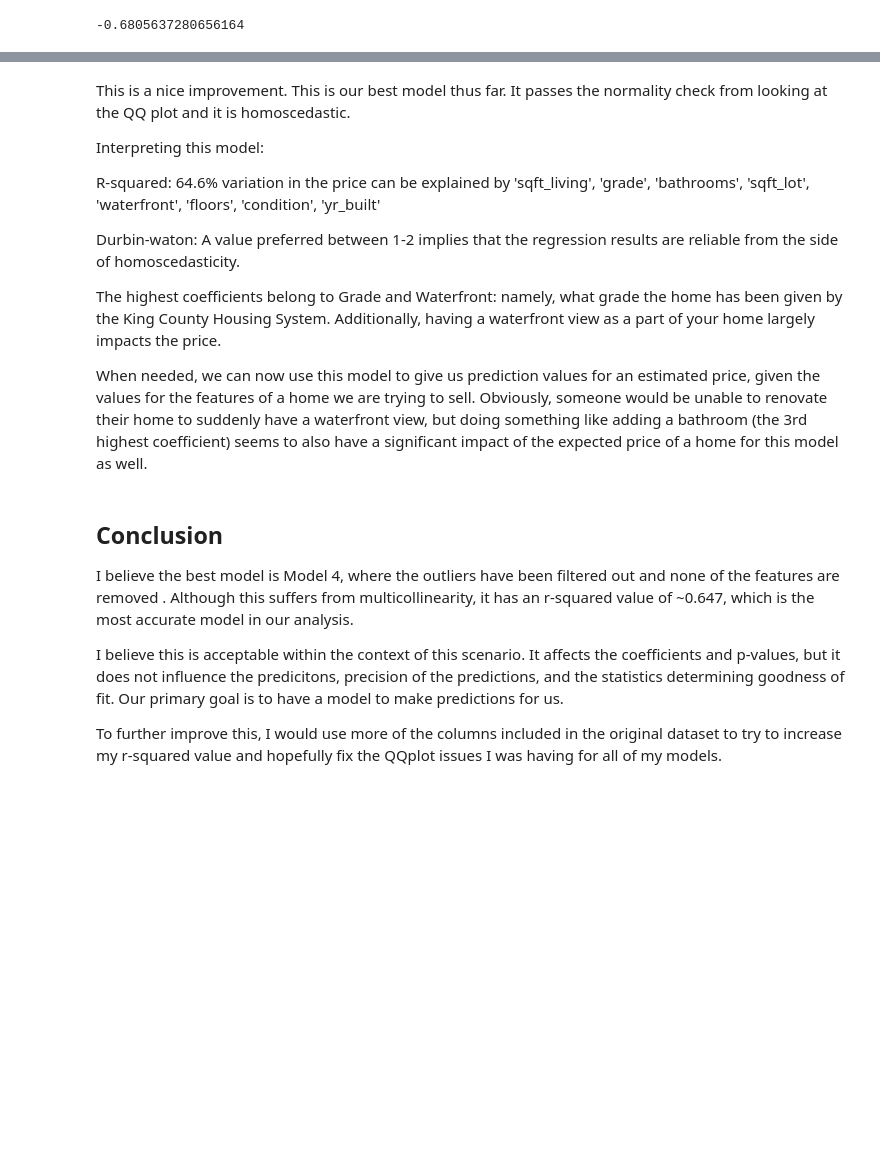
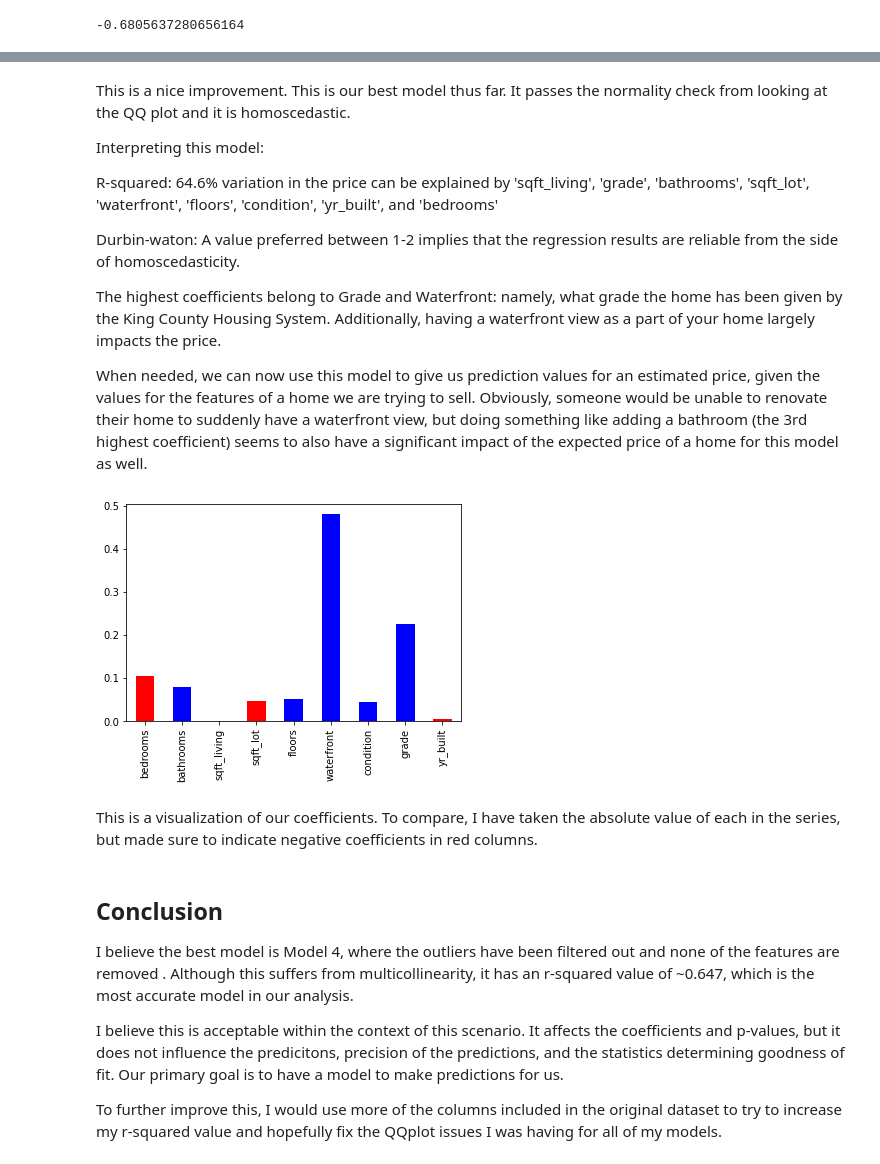
Before and after one commit to ewehmueller/housing-analysis, a Jupyter notebook: kc_housing.ipynb, the cells around one changed output, grey strips where cells are left out. Saved outputs shown, nothing was run; the diff lists cells and outputs as text; code cells hidden in the pictures; blank space fills up the shorter version.

```diff
--- a/kc_housing.ipynb
+++ b/kc_housing.ipynb
@@ -779,13 +780,19 @@ This is a nice improvement. This is our best model thus far. It passes the norma
 
 Interpreting this model:
 
-R-squared: 64.6% variation in the price can be explained by 'sqft_living', 'grade', 'bathrooms', 'sqft_lot', 'waterfront', 'floors', 'condition', 'yr_built'
+R-squared: 64.6% variation in the price can be explained by 'sqft_living', 'grade', 'bathrooms', 'sqft_lot', 'waterfront', 'floors', 'condition', 'yr_built', and 'bedrooms'
 
 Durbin-waton: A value preferred between 1-2 implies that the regression results are reliable from the side of homoscedasticity.
 
 The highest coefficients belong to Grade and Waterfront: namely, what grade the home has been given by the King County Housing System.  Additionally, having a waterfront view as a part of your home largely impacts the price.
 
 When needed, we can now use this model to give us prediction values for an estimated price, given the values for the features of a home we are trying to sell.  Obviously, someone would be unable to renovate their home to suddenly have a waterfront view, but doing something like adding a bathroom (the 3rd highest coefficient) seems to also have a significant impact of the expected price of a home for this model as well.
+# %%
+model4.params[1:].abs().plot.bar(color=['red','blue','blue','red', 'blue','blue','blue','blue','red']);
+# %% [output]
+[figure, added]
+# %% [markdown]
+This is a visualization of our coefficients. To compare, I have taken the absolute value of each in the series, but made sure to indicate negative coefficients in red columns.
 # %% [markdown]
 ## Conclusion
 
```
Also changed, not shown: parts of 20 cells of this notebook, 2 other files.
